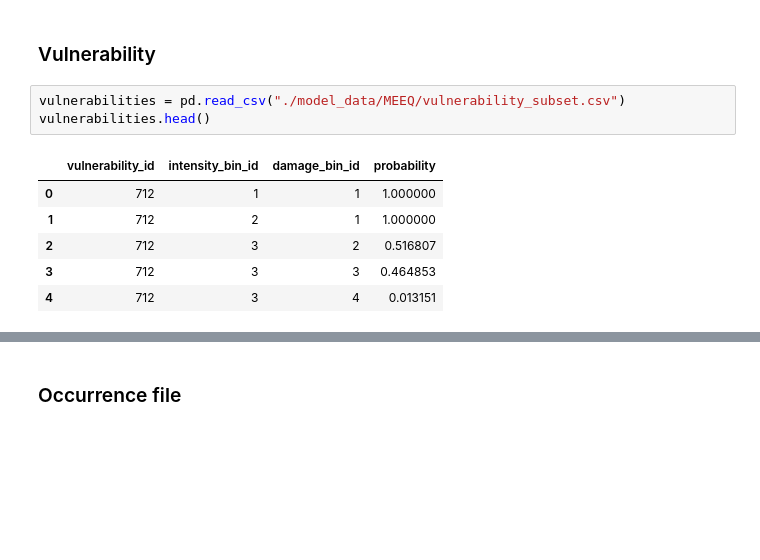
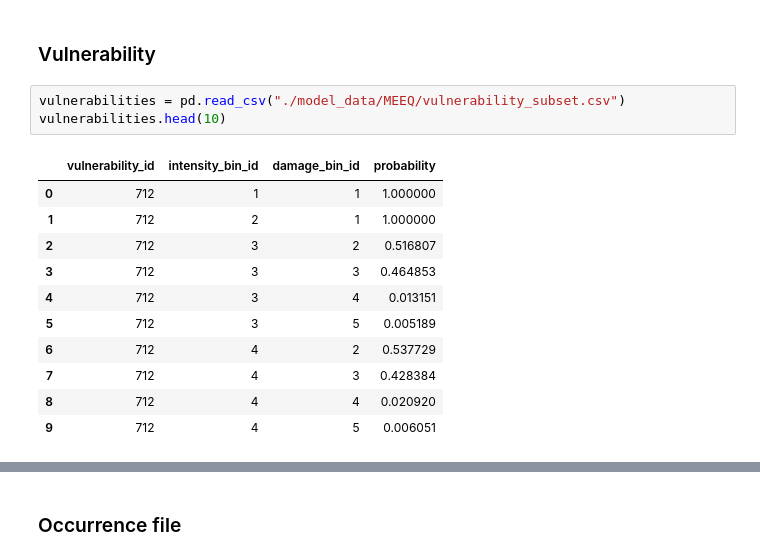
Before and after one commit to OasisLMF/ZurichWorkshop2018, a Jupyter notebook: excercise2.ipynb, the cells around one changed output, grey strips where cells are left out. Saved outputs shown, nothing was run; the diff lists cells and outputs as text; blank space fills up the shorter version.

```diff
--- a/excercise2.ipynb
+++ b/excercise2.ipynb
@@ -214,12 +214,17 @@ vulnerability_dict.head()
 ### Vulnerability
 # %%
 vulnerabilities = pd.read_csv("./model_data/MEEQ/vulnerability_subset.csv")
-vulnerabilities.head()
+vulnerabilities.head(10)
 # %% [output]
 |  | vulnerability_id | intensity_bin_id | damage_bin_id | probability |
 | 0 | 712 | 1 | 1 | 1.000000 |
 | 1 | 712 | 2 | 1 | 1.000000 |
 | 2 | 712 | 3 | 2 | 0.516807 |
 | 3 | 712 | 3 | 3 | 0.464853 |
 | 4 | 712 | 3 | 4 | 0.013151 |
+| 5 | 712 | 3 | 5 | 0.005189 |
+| 6 | 712 | 4 | 2 | 0.537729 |
+| 7 | 712 | 4 | 3 | 0.428384 |
+| 8 | 712 | 4 | 4 | 0.020920 |
+| 9 | 712 | 4 | 5 | 0.006051 |
 # %%
```
Also changed, not shown: parts of 3 cells of this notebook.
